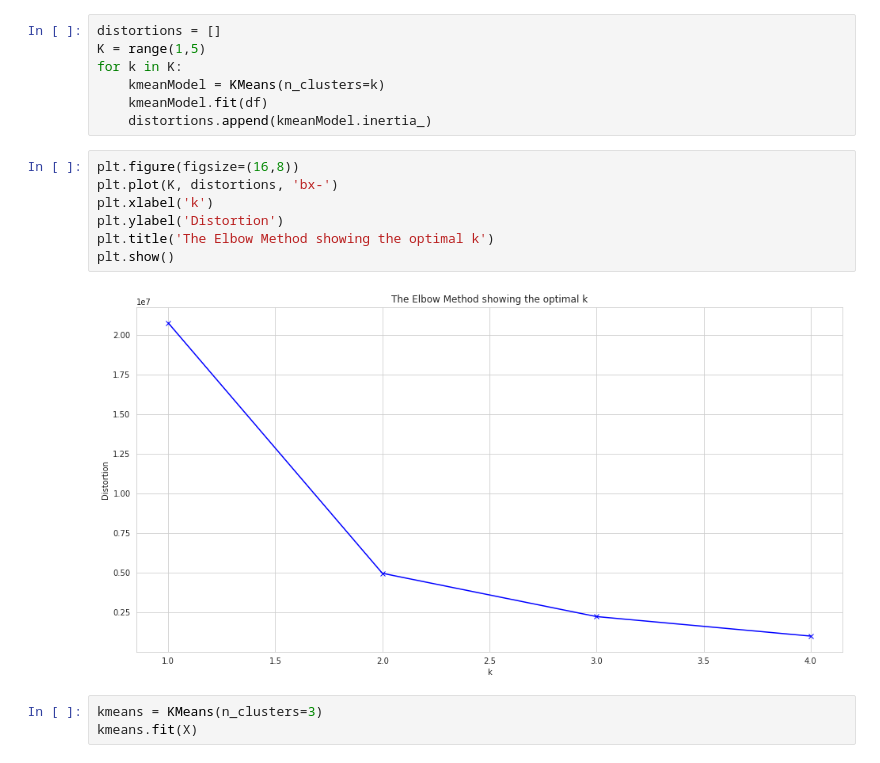
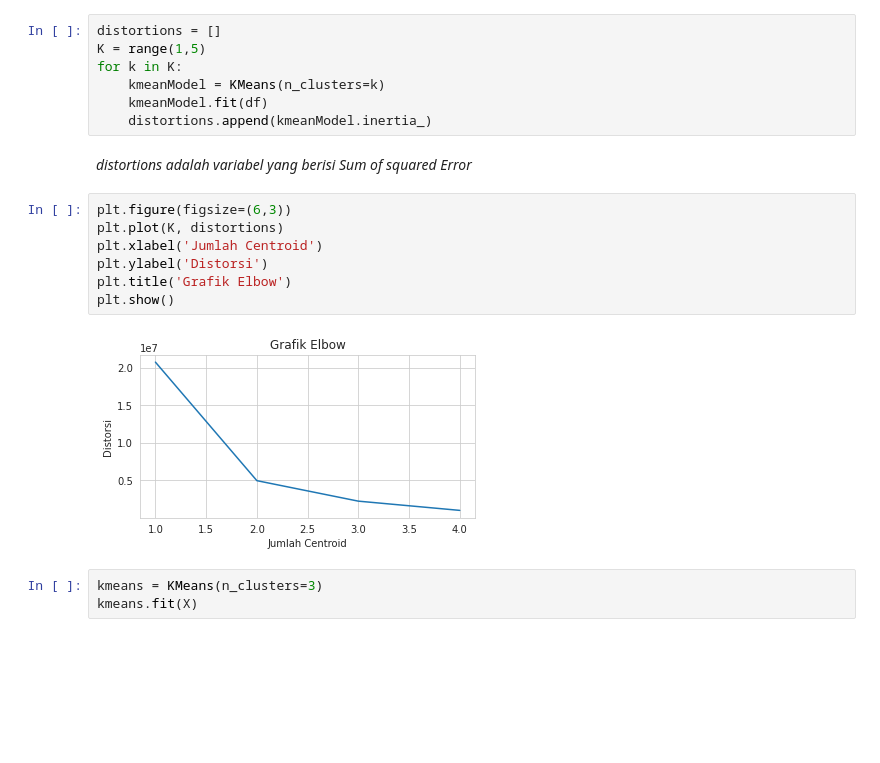
Before and after one commit to Kemi41/orbit, a Jupyter notebook: Week2_1.ipynb, the cells around one changed output. Cells and saved outputs as stored; diff of their text form; blank space fills up the shorter version.

```diff
--- a/Week2_1.ipynb
+++ b/Week2_1.ipynb
@@ -78,15 +80,17 @@ for k in K:
     kmeanModel = KMeans(n_clusters=k)
     kmeanModel.fit(df)
     distortions.append(kmeanModel.inertia_)
+# %% [markdown]
+*distortions adalah variabel yang berisi Sum of squared Error*
 # %%
-plt.figure(figsize=(16,8))
-plt.plot(K, distortions, 'bx-')
-plt.xlabel('k')
-plt.ylabel('Distortion')
-plt.title('The Elbow Method showing the optimal k')
+plt.figure(figsize=(6,3))
+plt.plot(K, distortions)
+plt.xlabel('Jumlah Centroid')
+plt.ylabel('Distorsi')
+plt.title('Grafik Elbow')
 plt.show()
 # %% [output]
-[figure, old version]
+[figure, new version]
 # %%
 kmeans = KMeans(n_clusters=3)
 kmeans.fit(X)
```
Also changed, not shown: parts of 1 cell of this notebook.
